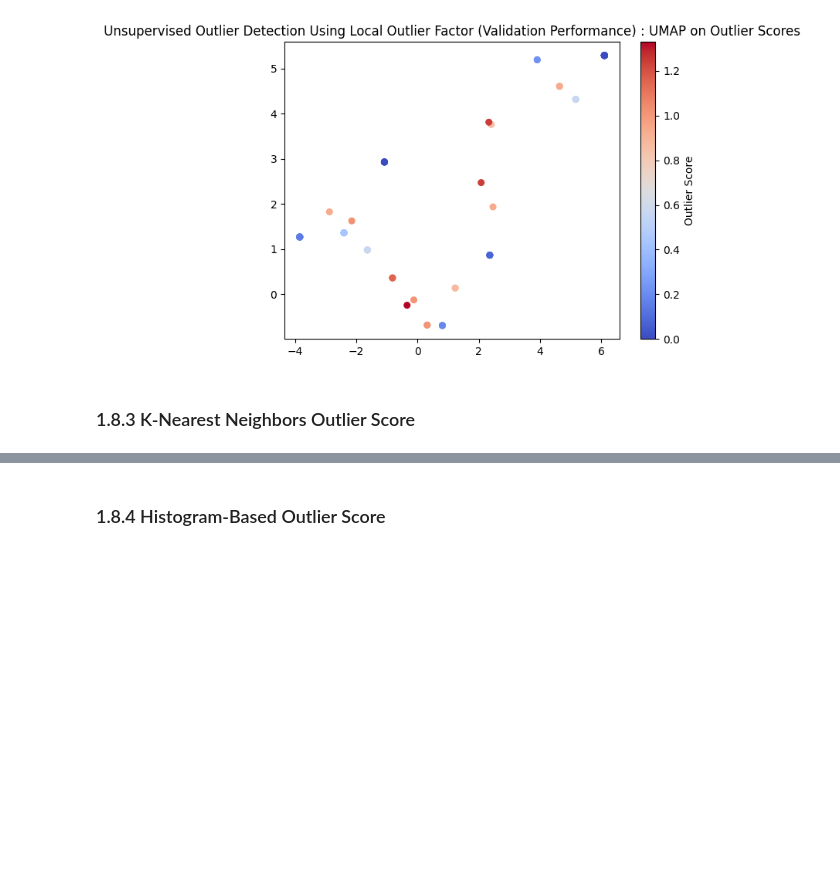
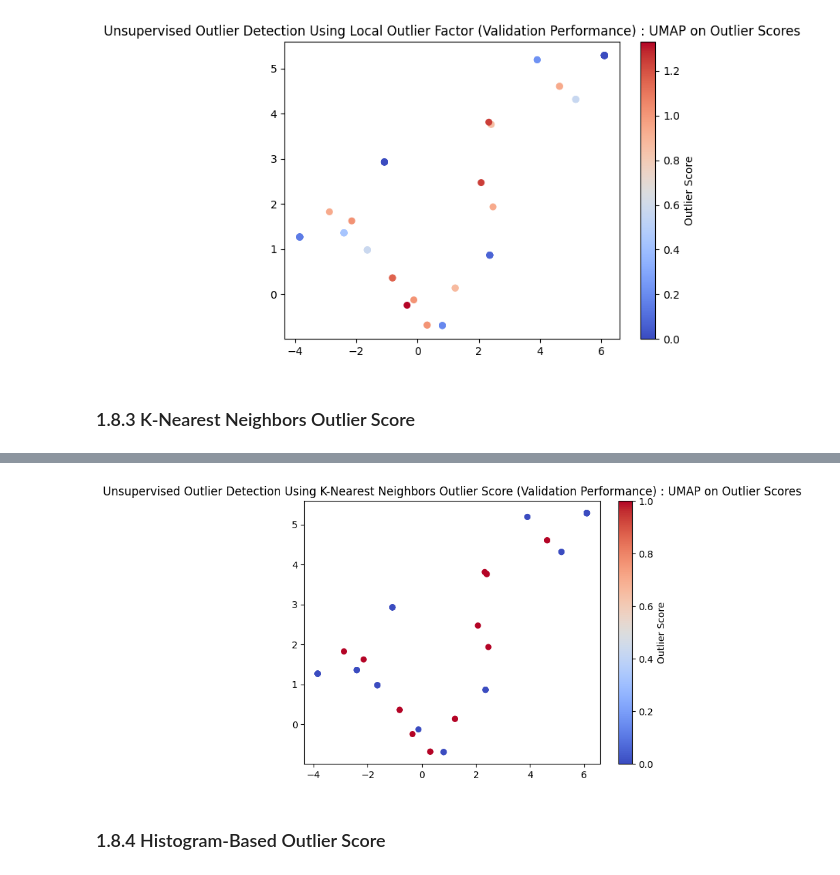
Before and after one commit to JohnPaulinePineda/Portfolio_Project_61, a Jupyter notebook: codes/DetectingAndEvaluatingAnomaliesInCategoricalDataUnderSupervisedAndUnsupervisedSettings.ipynb, the cells around one changed output, grey strips where cells are left out. Cells and saved outputs as stored; diff of their text form; code cells hidden in the pictures; blank space fills up the shorter version.

```diff
--- a/codes/DetectingAndEvaluatingAnomaliesInCategoricalDataUnderSupervisedAndUnsupervisedSettings.ipynb
+++ b/codes/DetectingAndEvaluatingAnomaliesInCategoricalDataUnderSupervisedAndUnsupervisedSettings.ipynb
@@ -2252,2 +2355,12 @@ umap_visualize_unsupervised_outlier_detection_model(X_train, X_validation, -unsu
+# %%
+##################################
+# Visualizing the outlier scores
+# by implementing UMAP
+# obtained from the optimal K-Nearest Neighbors Outlier Score
+# using the validation data
+##################################
+umap_visualize_unsupervised_outlier_detection_model(X_train, X_validation, -unsupervised_model_knn_training_scores, -unsupervised_model_knn_validation_scores, "Unsupervised Outlier Detection Using K-Nearest Neighbors Outlier Score (Validation Performance)")
+# %% [output]
+[figure, added]
 # %% [markdown]
 ### 1.8.4 Histogram-Based Outlier Score <a class="anchor" id="1.8.4"></a>
```
Also changed, not shown: parts of 27 cells of this notebook, 2 other files.
